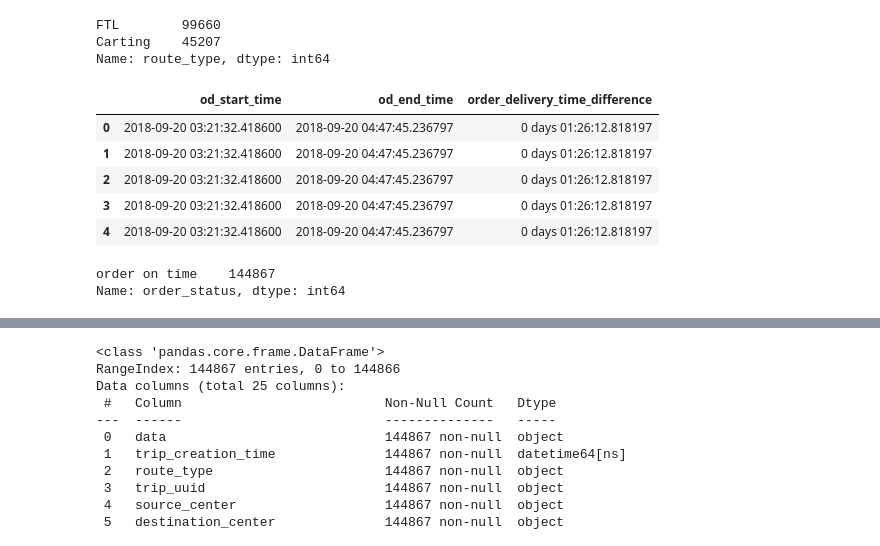
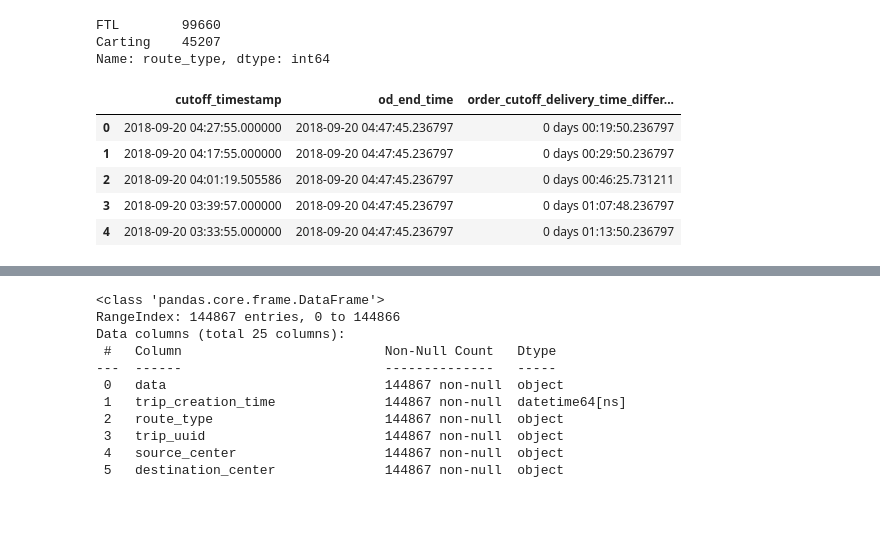
Before and after one commit to nikhilbansal23/DeliveryMarketModelling, a Jupyter notebook: Delivery_Market_Modelling.ipynb, the cells around one changed output, grey strips where cells are left out. Cells and saved outputs as stored; diff of their text form; code cells hidden in the pictures; blank space fills up the shorter version.

```diff
--- a/Delivery_Market_Modelling.ipynb
+++ b/Delivery_Market_Modelling.ipynb
@@ -97,19 +97,13 @@ df['order_delivery_time_difference'] = df['od_end_time'] - df['od_start_time']
 # %%
 df['order_cutoff_delivery_time_difference'] = (df['cutoff_timestamp'] - df['od_end_time']).abs()
 # %%
-df['order_status'] = 'order on time'
-df.loc[df['od_end_time'] < df['cutoff_timestamp'], 'order_status'] = 'delayed'
+res = df[df['od_end_time'] > df['cutoff_timestamp']]
 # %%
-df[['od_start_time','od_end_time','order_delivery_time_difference']].head(5)
+res[['cutoff_timestamp','od_end_time','order_cutoff_delivery_time_difference']].head(5)
 # %% [output]
-|  | od_start_time | od_end_time | order_delivery_time_difference |
-| 0 | 2018-09-20 03:21:32.418600 | 2018-09-20 04:47:45.236797 | 0 days 01:26:12.818197 |
-| 1 | 2018-09-20 03:21:32.418600 | 2018-09-20 04:47:45.236797 | 0 days 01:26:12.818197 |
-| 2 | 2018-09-20 03:21:32.418600 | 2018-09-20 04:47:45.236797 | 0 days 01:26:12.818197 |
-| 3 | 2018-09-20 03:21:32.418600 | 2018-09-20 04:47:45.236797 | 0 days 01:26:12.818197 |
-| 4 | 2018-09-20 03:21:32.418600 | 2018-09-20 04:47:45.236797 | 0 days 01:26:12.818197 |
+|  | cutoff_timestamp | od_end_time | order_cutoff_delivery_time_differ... |
+| 0 | 2018-09-20 04:27:55.000000 | 2018-09-20 04:47:45.236797 | 0 days 00:19:50.236797 |
+| 1 | 2018-09-20 04:17:55.000000 | 2018-09-20 04:47:45.236797 | 0 days 00:29:50.236797 |
+| 2 | 2018-09-20 04:01:19.505586 | 2018-09-20 04:47:45.236797 | 0 days 00:46:25.731211 |
+| 3 | 2018-09-20 03:39:57.000000 | 2018-09-20 04:47:45.236797 | 0 days 01:07:48.236797 |
+| 4 | 2018-09-20 03:33:55.000000 | 2018-09-20 04:47:45.236797 | 0 days 01:13:50.236797 |
-# %%
-df['order_status'].value_counts()
-# %% [output]
-order on time    144867
-Name: order_status, dtype: int64
```
Also changed, not shown: parts of 1 cell of this notebook.
